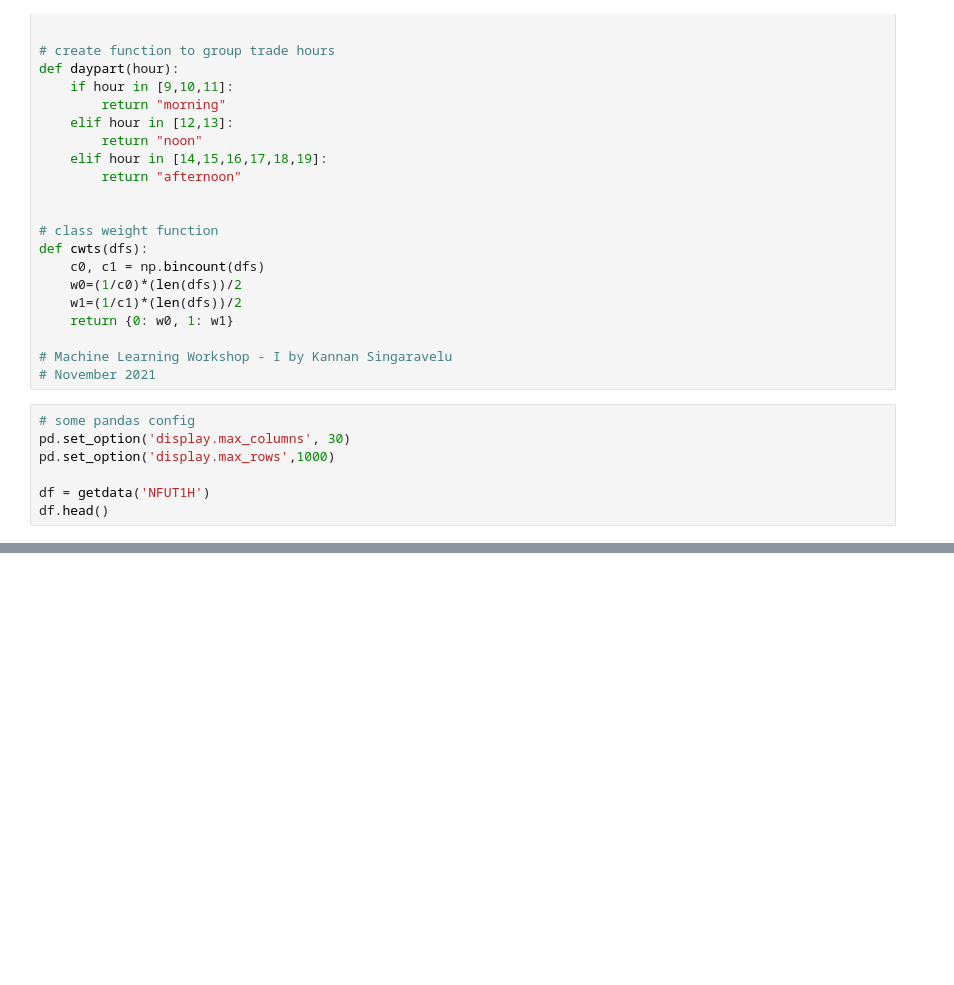
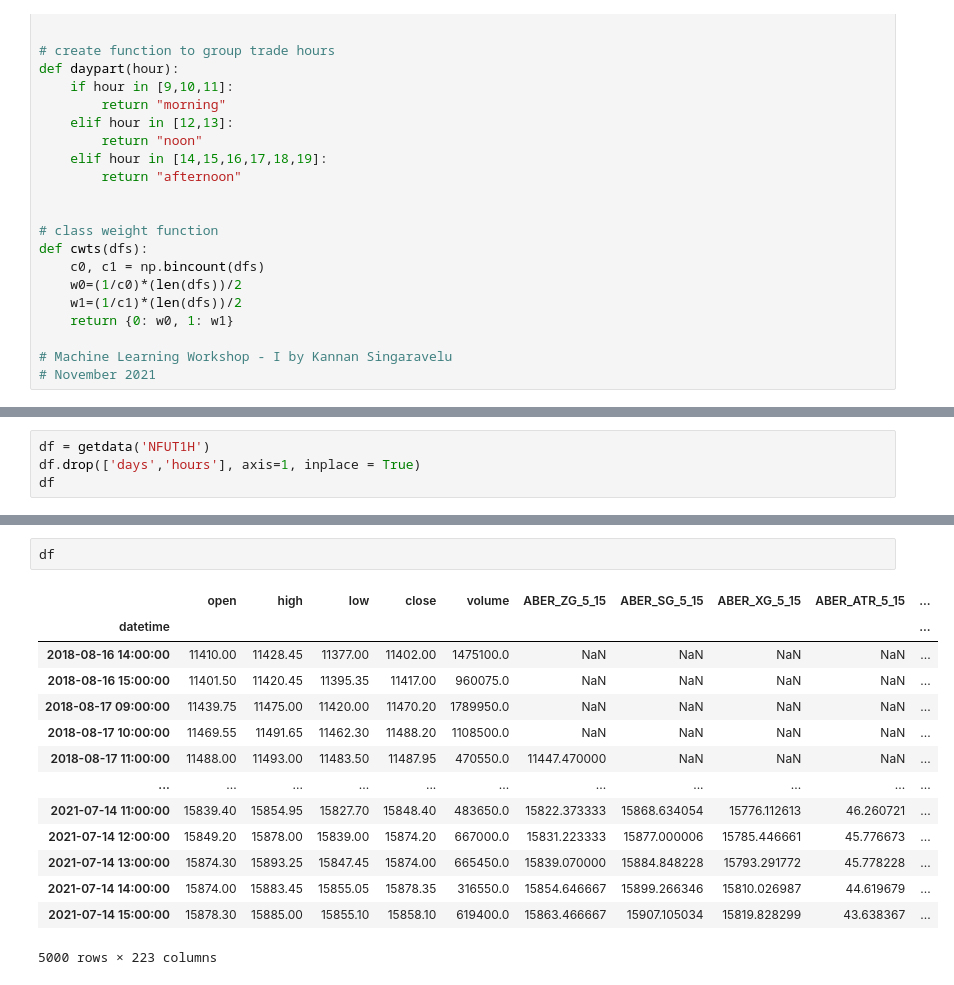
Before and after one commit to robonesky/oreilly, a Jupyter notebook: RM Lab Notes Advanced ML- part II.ipynb, the cells around one changed output, grey strips where cells are left out. Cells and saved outputs as stored; diff of their text form; blank space fills up the shorter version.

```diff
--- a/RM Lab Notes Advanced ML- part II.ipynb
+++ b/RM Lab Notes Advanced ML- part II.ipynb
@@ -217,10 +233,3 @@ def cwts(dfs):
 
 # Machine Learning Workshop - I by Kannan Singaravelu
 # November 2021
-# %%
-# some pandas config
-pd.set_option('display.max_columns', 30)
-pd.set_option('display.max_rows',1000)
-
-df = getdata('NFUT1H')
-df.head()
@@ -531,0 +236,4 @@ ValueError: ignored
+# %%
+df = getdata('NFUT1H')
+df.drop(['days','hours'], axis=1, inplace = True)
+df
@@ -531,0 +319,17 @@ ValueError: ignored
+# %%
+df
+# %% [output]
+|  | open | high | low | close | volume | ABER_ZG_5_15 | ABER_SG_5_15 | ABER_XG_5_15 | ABER_ATR_5_15 | ... |
+| datetime |  |  |  |  |  |  |  |  |  | ... |
+| 2018-08-16 14:00:00 | 11410.00 | 11428.45 | 11377.00 | 11402.00 | 1475100.0 | NaN | NaN | NaN | NaN | ... |
+| 2018-08-16 15:00:00 | 11401.50 | 11420.45 | 11395.35 | 11417.00 | 960075.0 | NaN | NaN | NaN | NaN | ... |
+| 2018-08-17 09:00:00 | 11439.75 | 11475.00 | 11420.00 | 11470.20 | 1789950.0 | NaN | NaN | NaN | NaN | ... |
+| 2018-08-17 10:00:00 | 11469.55 | 11491.65 | 11462.30 | 11488.20 | 1108500.0 | NaN | NaN | NaN | NaN | ... |
+| 2018-08-17 11:00:00 | 11488.00 | 11493.00 | 11483.50 | 11487.95 | 470550.0 | 11447.470000 | NaN | NaN | NaN | ... |
+| ... | ... | ... | ... | ... | ... | ... | ... | ... | ... | ... |
+| 2021-07-14 11:00:00 | 15839.40 | 15854.95 | 15827.70 | 15848.40 | 483650.0 | 15822.373333 | 15868.634054 | 15776.112613 | 46.260721 | ... |
+| 2021-07-14 12:00:00 | 15849.20 | 15878.00 | 15839.00 | 15874.20 | 667000.0 | 15831.223333 | 15877.000006 | 15785.446661 | 45.776673 | ... |
+| 2021-07-14 13:00:00 | 15874.30 | 15893.25 | 15847.45 | 15874.00 | 665450.0 | 15839.070000 | 15884.848228 | 15793.291772 | 45.778228 | ... |
+| 2021-07-14 14:00:00 | 15874.00 | 15883.45 | 15855.05 | 15878.35 | 316550.0 | 15854.646667 | 15899.266346 | 15810.026987 | 44.619679 | ... |
+| 2021-07-14 15:00:00 | 15878.30 | 15885.00 | 15855.10 | 15858.10 | 619400.0 | 15863.466667 | 15907.105034 | 15819.828299 | 43.638367 | ... |
+5000 rows × 223 columns
```
Also changed, not shown: parts of 36 cells of this notebook.
